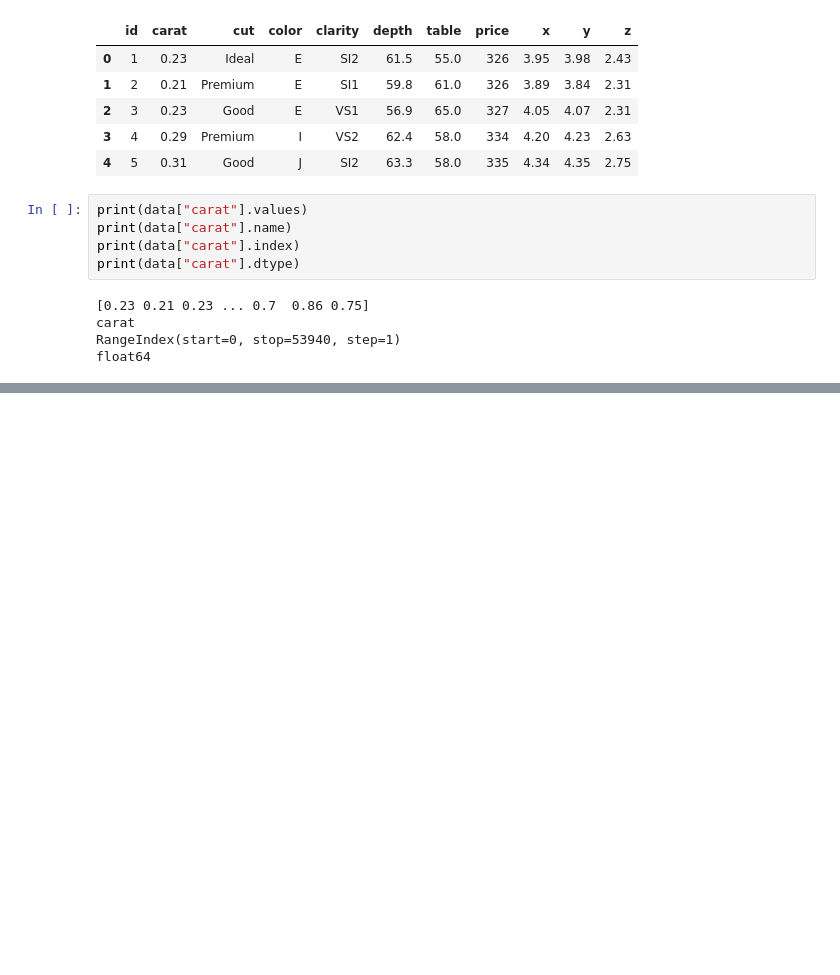
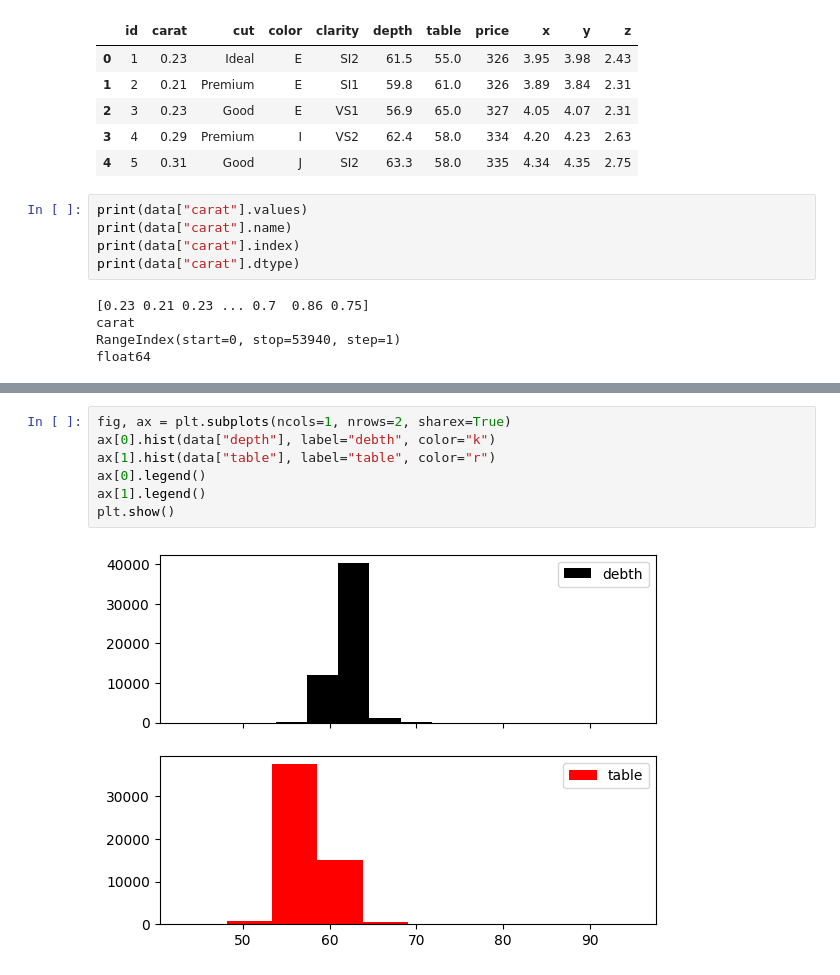
Before and after one commit to mckoh/data_visualization_dsia, a Jupyter notebook: datenvisualisierung_matplotlib.ipynb, the cells around one changed output, grey strips where cells are left out. Saved outputs shown, nothing was run; the diff lists cells and outputs as text; blank space fills up the shorter version.

```diff
--- a/datenvisualisierung_matplotlib.ipynb
+++ b/datenvisualisierung_matplotlib.ipynb
@@ -71,0 +104,9 @@ plt.show()
+# %%
+fig, ax = plt.subplots(ncols=1, nrows=2, sharex=True)
+ax[0].hist(data["depth"], label="debth", color="k")
+ax[1].hist(data["table"], label="table", color="r")
+ax[0].legend()
+ax[1].legend()
+plt.show()
+# %% [output]
+[figure, added]
```
Also changed, not shown: parts of 6 cells of this notebook, 2 other files.
